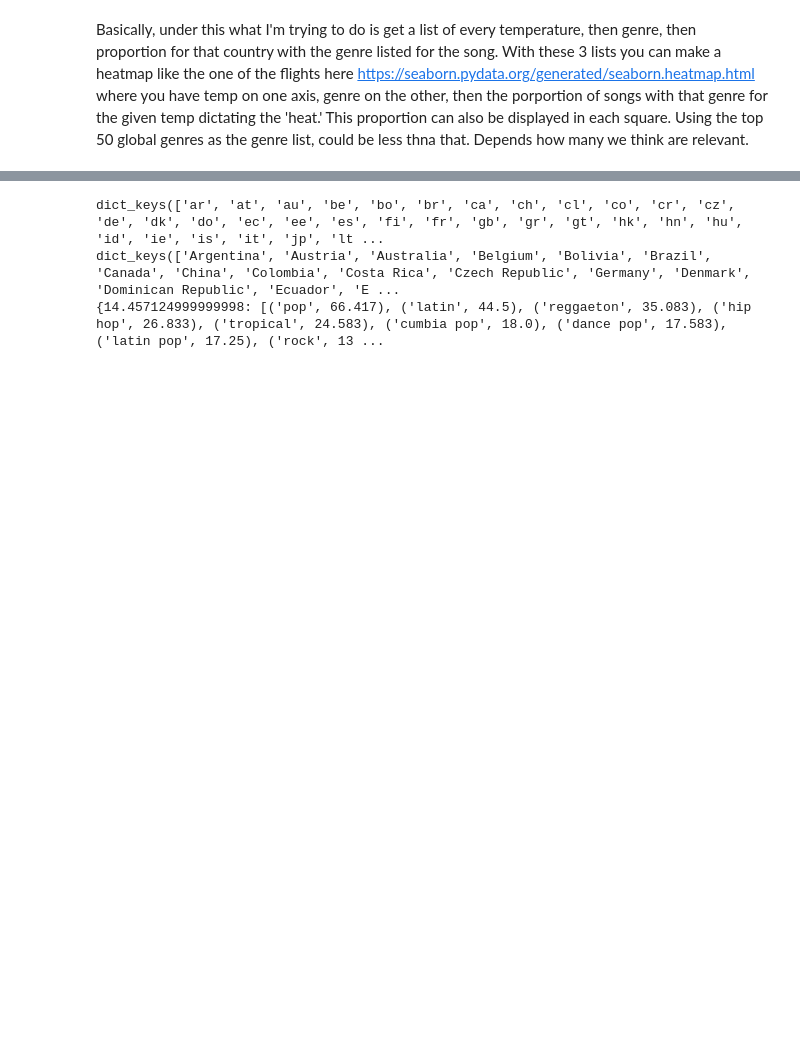
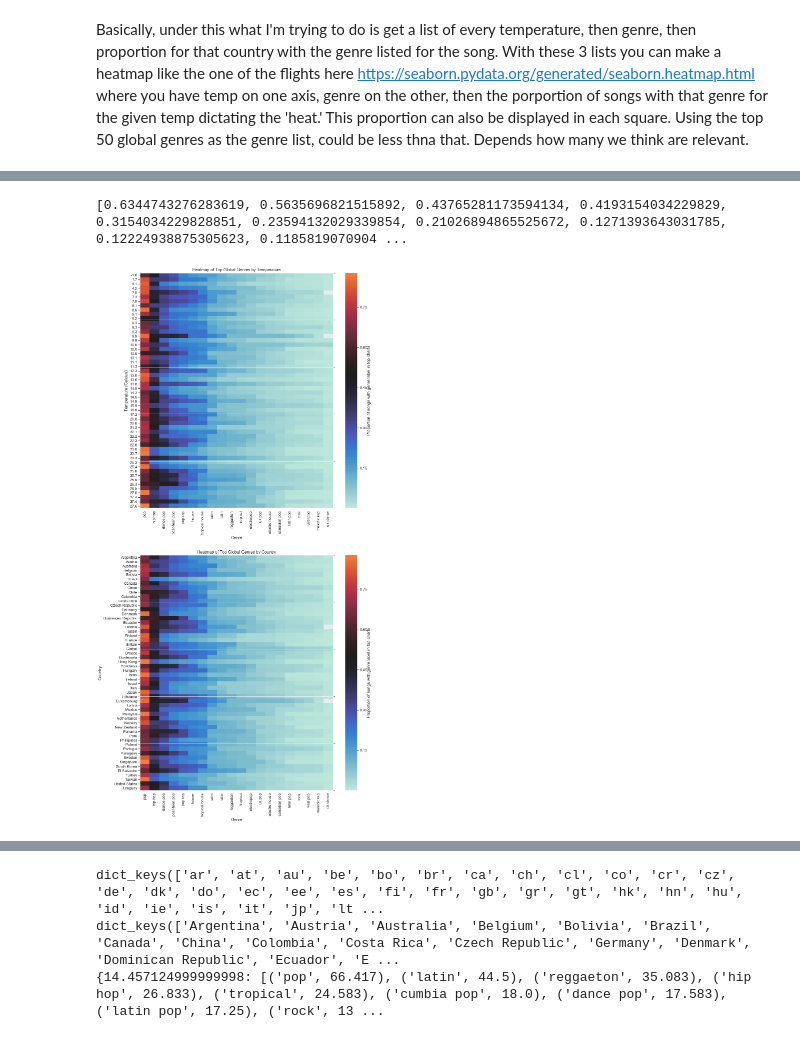
Before and after one commit to brp616/Spotify-Temperature-Project, a Jupyter notebook: FinalProject.ipynb, the cells around one changed output, grey strips where cells are left out. Drawn from its saved outputs; the diff is of its cells as text; code cells hidden in the pictures; blank space fills up the shorter version.

```diff
--- a/FinalProject.ipynb
+++ b/FinalProject.ipynb
@@ -995,2 +999,9 @@ Counter({'pop': 421, 'latin': 355, 'reggaeton': 290, 'hip hop': 275, 'tropical':
+# %%
+regionlengths = []
+for region in regionlist:
+    localdf = datedf[datedf['Region'] == region]
+    regionlength = len(localdf)
+    regionlengths.append(regionlength)
+#good, we know have correct length for each region
 # %%
 #rename regions to country names we know and care about
@@ -1010,16 +1025,5 @@ Stored 'genrecountcountrydict' (dict)
 import operator #we're going to make a dict with %s of genres ordered. This is what we care about.
 for region, genres in genrepercentdict.items():
     genres = dict(genres)
-    #genres = sorted(genres.items(), key=operator.itemgetter(1),reverse=True)
+    genres = sorted(genres.items(), key=operator.itemgetter(1),reverse=True)
     genrepercentdict[region] = genres
-    for g, v in genres.items():
-        roundv = v/12
-        roundv = round(roundv, 3)
-        genres[g] = roundv
-# %%
-#sort
-import operator
-for region, genres in genrepercentdict.items():
-    sortedgenres = sorted(genres.items(),key=operator.itemgetter(1),reverse=True)
-    genrepercentdict[region] = sortedgenres
-print(genrepercentdict['France'])
@@ -1042,3 +1072,40 @@ Basically, under this what I'm trying to do is get a list of every temperature,
+# %%
+print(hmdict['Panama'])
+# %% [output]
+[0.6344743276283619, 0.5635696821515892, 0.43765281173594134, 0.4193154034229829, 0.3154034229828851, 0.23594132029339854, 0.21026894865525672, 0.1271393643031785, 0.12224938875305623, 0.1185819070904 ...
+# %%
+import matplotlib.pyplot as plt
+import seaborn as sns
+%matplotlib inline
+heatmapdfcty = pd.DataFrame.from_dict(hmdict, orient = 'index')
+heatmapdfcty.columns = globalgenrenamescut
+heatmapdfcty.sort_index(axis = 0)
+heatmapdfcty.head()
+heatmapdftemp = pd.DataFrame.from_dict(hmdict, orient = 'index')
+heatmapdftemp.index = [round(value, 1) for value in tempdict.values()]
+heatmapdftemp.columns = globalgenrenamescut
+heatmapdftemp.drop(10)
+heatmapdftemp.sort_index(axis = 0, inplace = True)
+heatmapdftemp.head()
+#graphing
+sns.set(font_scale = 1.2)
+fig, axs = plt.subplots(2, 1, figsize = (15, 33))
+axs[0].set_title('Heatmap of Top Global Genres by Temperature')
+axs[1].set_title('Heatmap of Top Global Genres by Country')
+tempmap = sns.heatmap(heatmapdftemp, center = .5, ax = axs[0])
+countrymap = sns.heatmap(heatmapdfcty, center = .5, ax = axs[1])
+axs[0].set_ylabel('Temperature (Celcius)')
+axs[1].set_ylabel('Country')
+axs[0].set_xlabel('Genre')
+axs[1].set_xlabel('Genre')
+secaxy = axs[0].twinx()
+secaxy.set_ylabel('\n\n\n\n\n\n\nProportion of songs with genre label in top charts')
+secaxy.tick_params(labelright='off')
+secaxy1 = axs[1].twinx()
+secaxy1.set_ylabel('\n\n\n\n\n\n\nProportion of songs with genre label in top charts')
+secaxy1.tick_params(labelright='off')
+# %% [output]
+[figure, added]
 # %%
 #graph top 10 for every country
 import matplotlib.pyplot as plt
```
Also changed, not shown: parts of 8 cells of this notebook.
